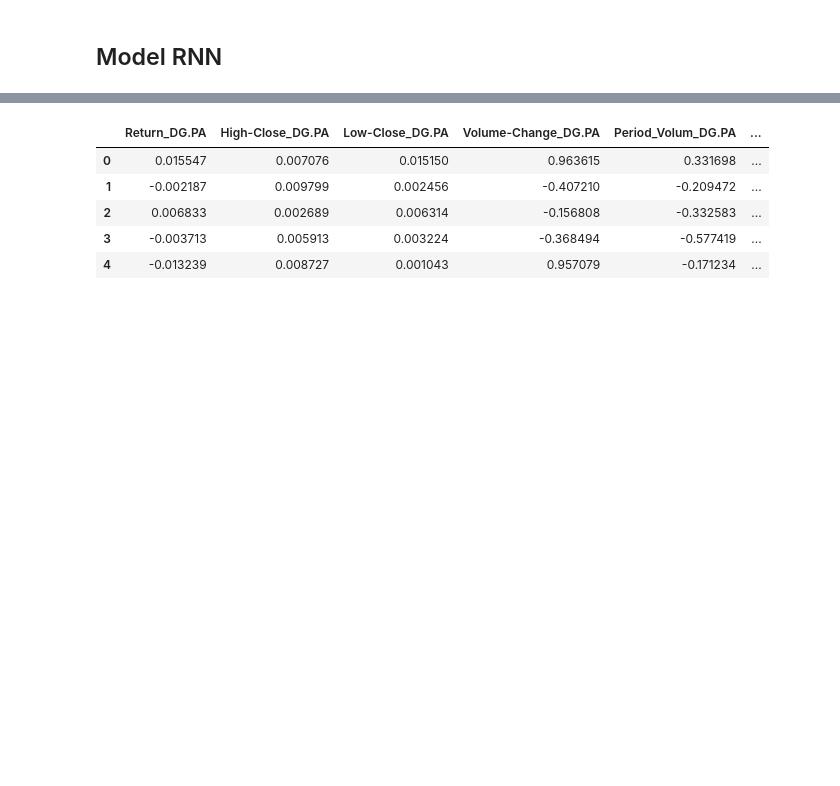
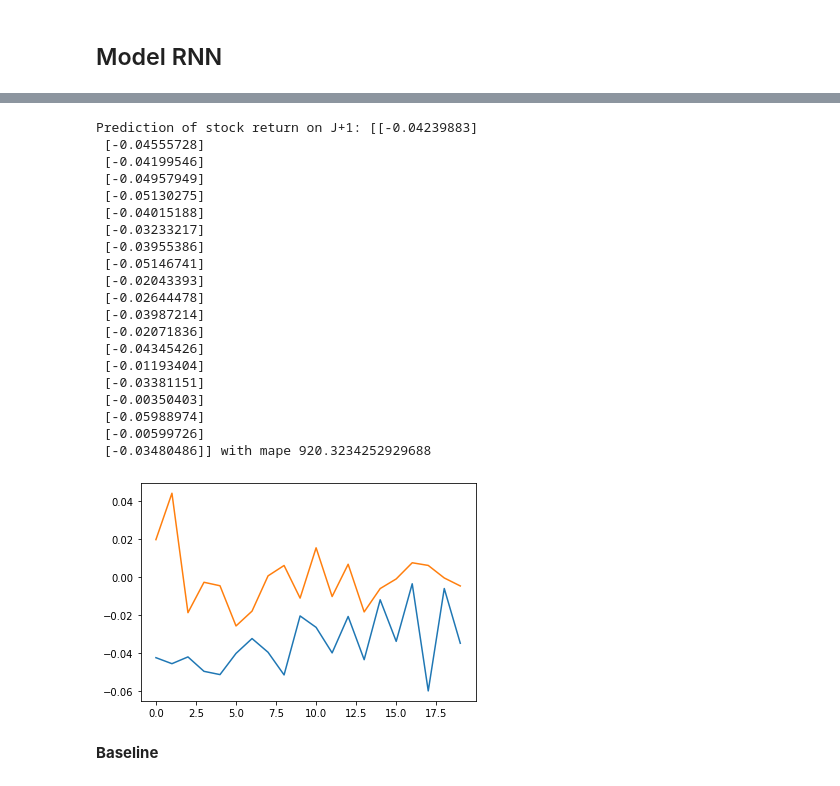
Before and after one commit to Jaouad-AHRAOUI/stock_prediction, a Jupyter notebook: notebooks/2_anastasia_LSTM.ipynb, the cells around one changed output, grey strips where cells are left out. Drawn from its saved outputs; the diff is of its cells as text; code cells hidden in the pictures; blank space fills up the shorter version.

```diff
--- a/notebooks/2_anastasia_LSTM.ipynb
+++ b/notebooks/2_anastasia_LSTM.ipynb
@@ -236,9 +235,0 @@ val_mape: 18250.875
-# %%
-data.head()
-# %% [output]
-|  | Return_DG.PA | High-Close_DG.PA | Low-Close_DG.PA | Volume-Change_DG.PA | Period_Volum_DG.PA | ... |
-| 0 | 0.015547 | 0.007076 | 0.015150 | 0.963615 | 0.331698 | ... |
-| 1 | -0.002187 | 0.009799 | 0.002456 | -0.407210 | -0.209472 | ... |
-| 2 | 0.006833 | 0.002689 | 0.006314 | -0.156808 | -0.332583 | ... |
-| 3 | -0.003713 | 0.005913 | 0.003224 | -0.368494 | -0.577419 | ... |
-| 4 | -0.013239 | 0.008727 | 0.001043 | 0.957079 | -0.171234 | ... |
@@ -250,0 +236,31 @@ data.head()
+# %%
+#---Prediction
+res = model.evaluate(X_test, y_test, verbose=0)
+y_pred = model.predict(X_test)
+plt.plot(y_pred)
+plt.plot(y_test)
+print(f"Prediction of stock return on J+1: {y_pred} with mape {res[1]}")
+# %% [output]
+Prediction of stock return on J+1: [[-0.04239883]
+ [-0.04555728]
+ [-0.04199546]
+ [-0.04957949]
+ [-0.05130275]
+ [-0.04015188]
+ [-0.03233217]
+ [-0.03955386]
+ [-0.05146741]
+ [-0.02043393]
+ [-0.02644478]
+ [-0.03987214]
+ [-0.02071836]
+ [-0.04345426]
+ [-0.01193404]
+ [-0.03381151]
+ [-0.00350403]
+ [-0.05988974]
+ [-0.00599726]
+ [-0.03480486]] with mape 920.3234252929688
+[figure, added]
+# %% [markdown]
+**Baseline**
```
Also changed, not shown: parts of 10 cells of this notebook.
